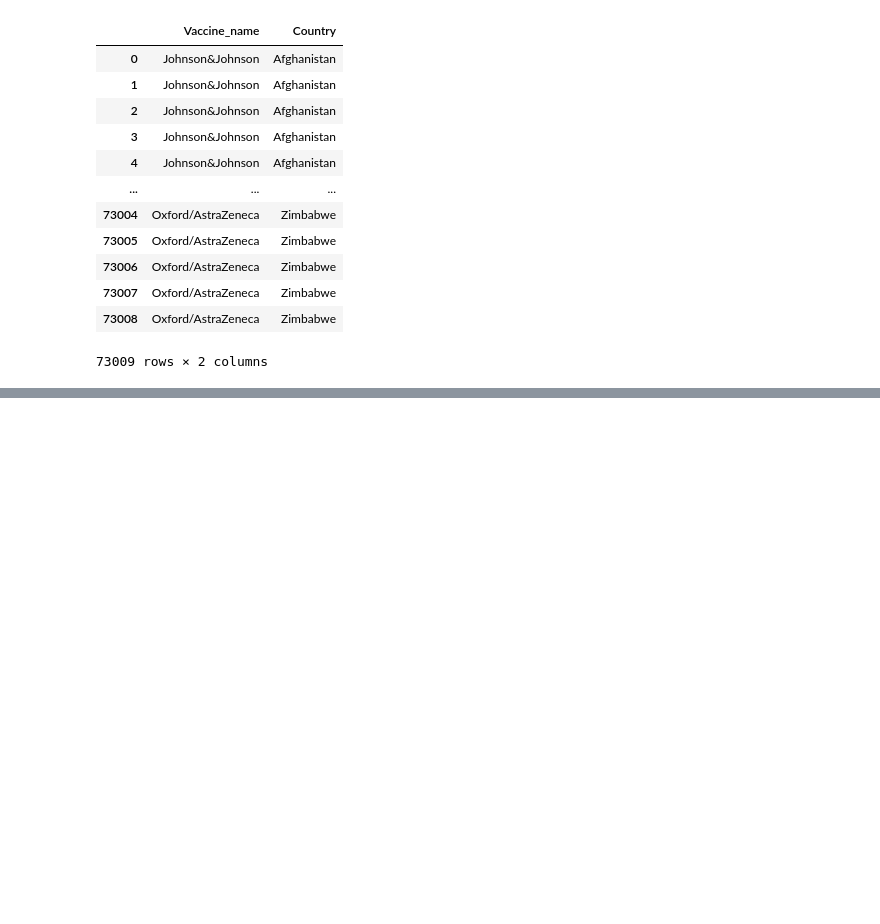
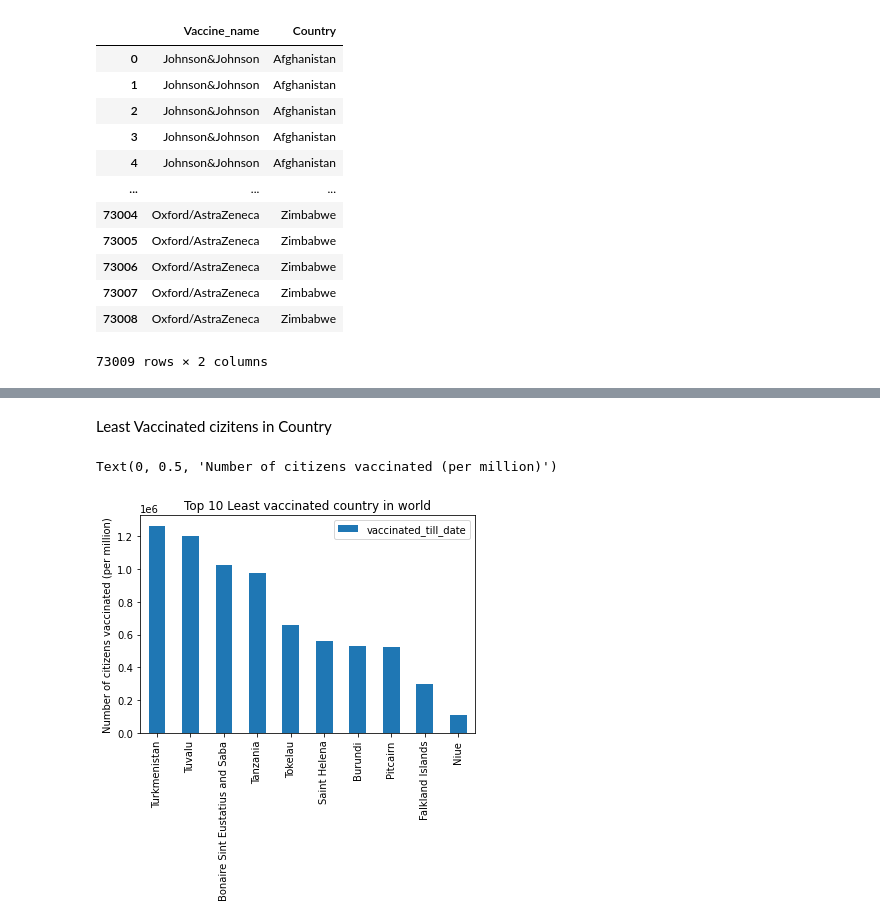
Before and after one commit to usndangol97/Covid19-world-vaccination, a Jupyter notebook: covid-19.ipynb, the cells around one changed output, grey strips where cells are left out. Saved outputs shown, nothing was run; the diff lists cells and outputs as text; code cells hidden in the pictures; blank space fills up the shorter version.

```diff
--- a/covid-19.ipynb
+++ b/covid-19.ipynb
@@ -344,0 +486,9 @@ plt.show()
+# %% [markdown]
+Least Vaccinated cizitens in Country
+# %%
+vaccinated_in_country_df.iloc[213:].plot(kind="bar")
+plt.title("Top 10 Least vaccinated country in world")
+plt.ylabel("Number of citizens vaccinated (per million)")
+# %% [output]
+Text(0, 0.5, 'Number of citizens vaccinated (per million)')
+[figure, added]
```
Also changed, not shown: parts of 42 cells of this notebook.
